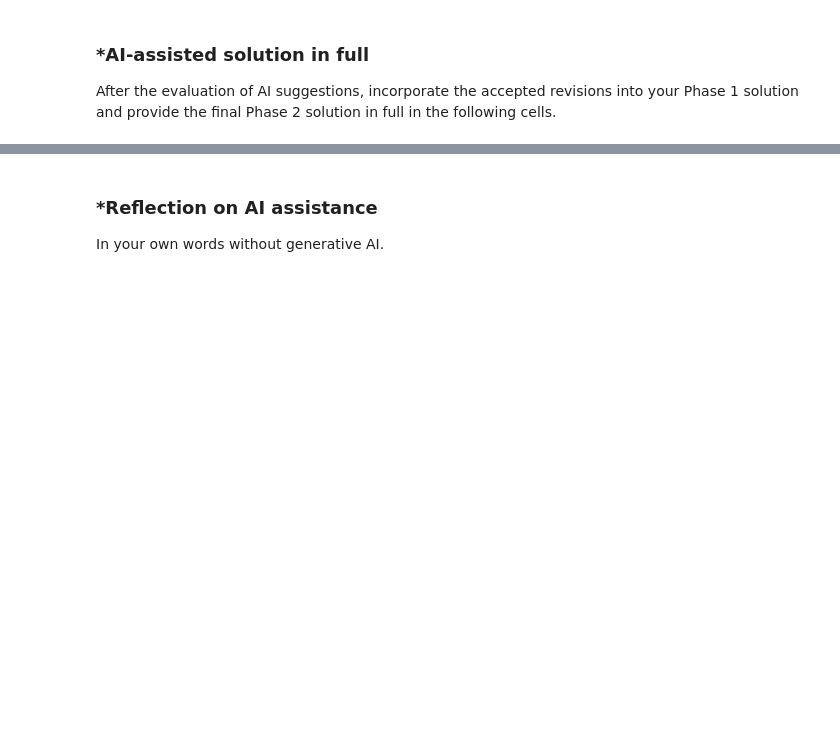
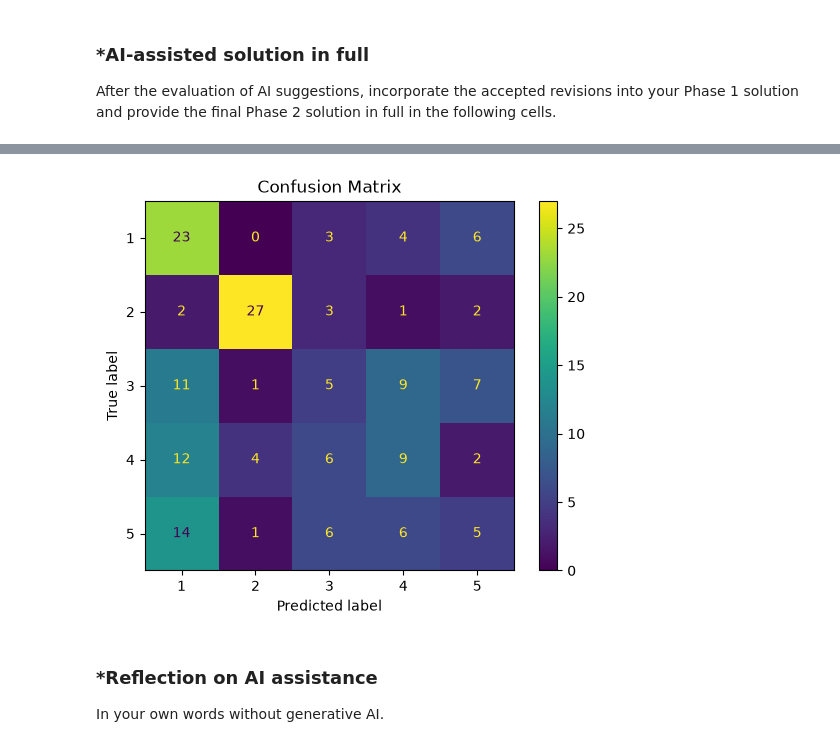
Before and after one commit to cjulianan/A03-knn, a Jupyter notebook: notebook.ipynb, the cells around one changed output, grey strips where cells are left out. Saved outputs shown, nothing was run; the diff lists cells and outputs as text; code cells hidden in the pictures; blank space fills up the shorter version.

```diff
--- a/notebook.ipynb
+++ b/notebook.ipynb
@@ -184,0 +343,86 @@ After the evaluation of AI suggestions, incorporate the accepted revisions into
+# %%
+# Question 2
+import numpy as np
+import pandas as pd
+import matplotlib.pyplot as plt
+from sklearn.model_selection import train_test_split
+from sklearn.preprocessing import MinMaxScaler
+from sklearn.neighbors import KNeighborsClassifier
+from sklearn.metrics import accuracy_score, ConfusionMatrixDisplay
+
+# Question 2.1
+
+# Load data
+df = pd.read_csv("data/land_mines.csv")
+
+# EDA
+print(df.info())
+print(df.shape[0])
+print(df.shape[1])
+print(df.isnull().sum())
+
+# Summarize target label
+print(df["mine_type"].value_counts())
+
+# Summarize features
+print(df[["voltage", "height", "soil"]].describe())
+
+# Question 2.2
+eval_X_raw = df[["voltage", "height", "soil"]]
+eval_y = df["mine_type"]
+
+# Split 50/50 for training and validation sets
+(
+    eval_X_train_raw,
+    eval_X_valid_raw,
+    eval_y_train,
+    eval_y_valid,
+) = train_test_split(eval_X_raw, eval_y, test_size=0.50, random_state=65, stratify=eval_y)
+
+print(len(eval_y_train))
+print(len(eval_y_valid))
+
+# Scaling
+eval_scaler = MinMaxScaler()
+eval_X_train_scaled = eval_scaler.fit_transform(eval_X_train_raw)
+eval_X_valid_scaled = eval_scaler.transform(eval_X_valid_raw)
+
+# Question 2.3
+
+# Similar to the slides showed in class, the most optimal k was chosen by testing odd k values from 1 to 50 (odd to prevent ties), looping through each one to train model and predict on validation and training data, and save accuracy scores. The k value with highest accuracy score was chosen
+# The most optimal k chosen here was 2
+eval_ks = np.arange(1, 51, 2)
+eval_valid_score = []
+eval_train_score = []
+
+for eval_k in eval_ks:
+  eval_candidate = KNeighborsClassifier(n_neighbors=int(eval_k))
+  eval_candidate.fit(eval_X_train_scaled, eval_y_train)
+  eval_valid_hat = eval_candidate.predict(eval_X_valid_scaled)
+  eval_train_hat = eval_candidate.predict(eval_X_train_scaled)
+  eval_valid_score.append(accuracy_score(eval_y_valid, eval_valid_hat))
+  eval_train_score.append(accuracy_score(eval_y_train, eval_train_hat))
+
+optimal_k = eval_ks[np.argmax(eval_valid_score)]
+print(f"The most optimal k value chosen is: {optimal_k}")
+
+# Final knn using most optimal k value chosen
+final_knn = KNeighborsClassifier(n_neighbors=optimal_k)
+final_knn.fit(eval_X_train_scaled, eval_y_train)
+
+# Question 2.4
+
+# The accuracy is about 40%
+# Performance is most accurate in mine label 2 because it has the most correct predictions out of all the mine labels. All other mine labels were less accurate, with mine labels 3 and 5 having the least predictions correct.
+eval_valid_hat = final_knn.predict(eval_X_valid_scaled)
+print(f"Accuracy: {accuracy_score(eval_y_valid, eval_valid_hat)}")
+
+ConfusionMatrixDisplay.from_predictions(eval_y_valid, eval_valid_hat)
+plt.title("Confusion Matrix")
+plt.show()
+
+# Question 2.5
+# In practice, this model should only be used as a suggestive guide since it has a low overall accuracy.
+# For example, here it shows that it does fairly well at predicting mine label 2 (it predicted 27 correct out of total 35) but all the other mine labels were not as accurate meaning as a general guide, mine label 2s are mostly correct but other mine labels should not be trusted to be predicted with this model.
+# Even though it is fairly good at predicting mine label 2, this model is still very risky and should not be used to help disarm mines since it's still not perfect.
+# %% [output]
@@ -185,3 +446,4 @@ After the evaluation of AI suggestions, incorporate the accepted revisions into
+[figure, added]
 # %% [markdown]
 ### *Reflection on AI assistance
 In your own words without generative AI.
```
Also changed, not shown: parts of 7 cells of this notebook.
